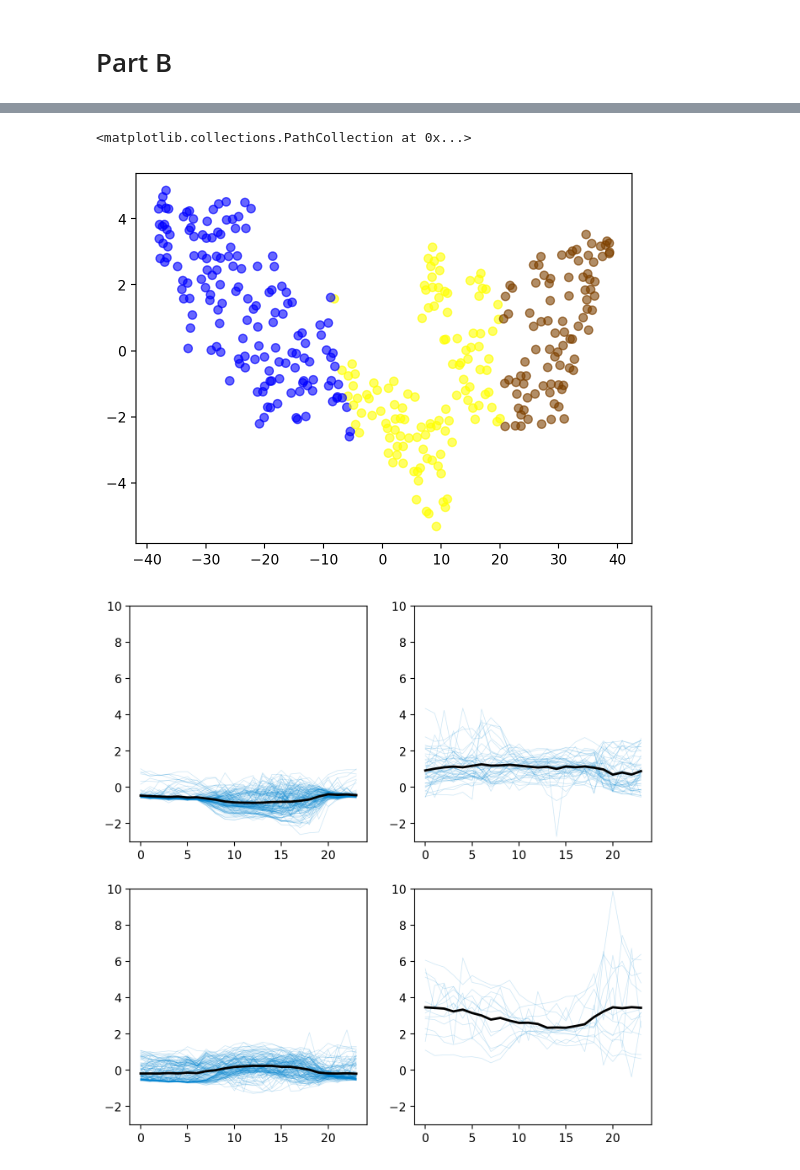
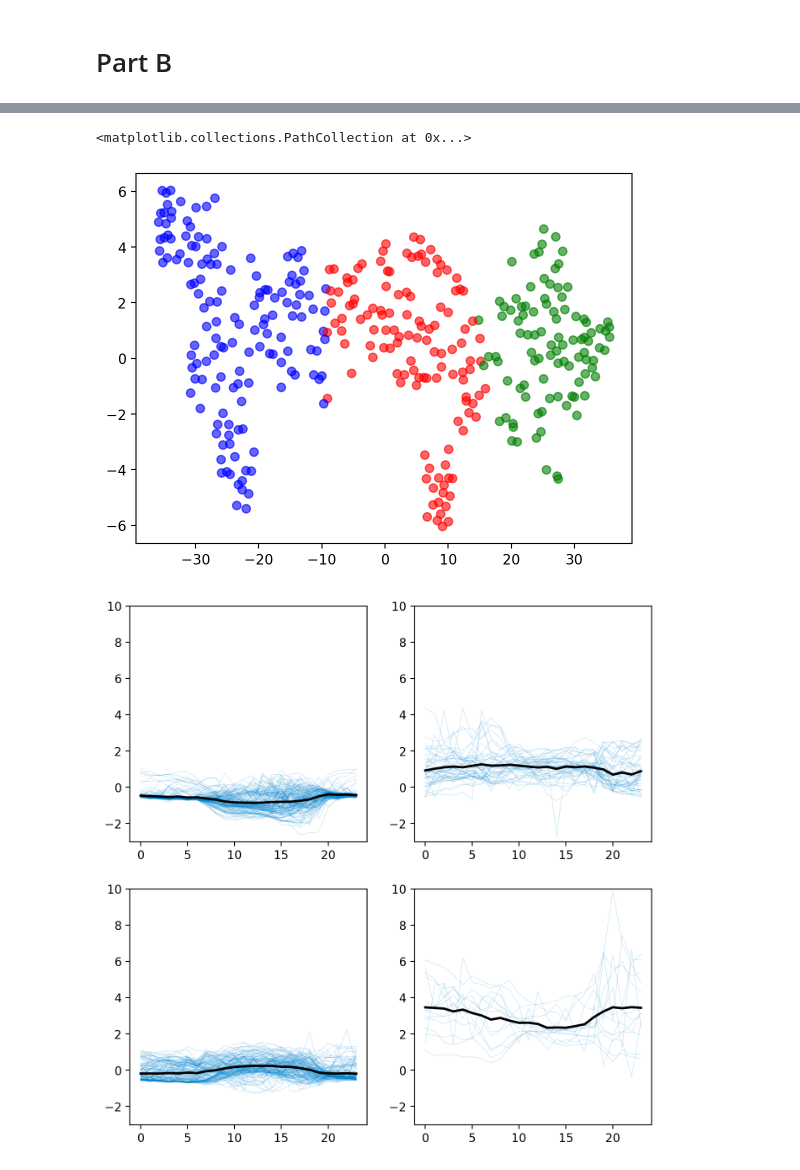
Before and after one commit to davvidbaker/aes-hw-s24, a Jupyter notebook: data-science/customer-classification-project.ipynb, the cells around one changed output, grey strips where cells are left out. Drawn from its saved outputs; the diff is of its cells as text; code cells hidden in the pictures.

```diff
--- a/data-science/customer-classification-project.ipynb
+++ b/data-science/customer-classification-project.ipynb
@@ -56,18 +56,29 @@ def energy(day):
     return np.trapz(day)
 
 
+def max_ramp(day):
+    return np.max((np.gradient(day)))
+
+
+def min_ramp(day):
+    return np.min((np.gradient(day)))
+
+
 # attribute_array = []
-attribute_array = np.empty((0, 5))
+attribute_array = np.empty((0, 6))
 for i in range(len(all_days)):
+    day = all_days[i]
     attribute_array = np.append(
         attribute_array,
         [
             [
-                max_w(all_days[i]),
-                min_w(all_days[i]),
-                avg_w(all_days[i]),
-                diff_w(all_days[i]),
-                std(all_days[i]),
+                max_w(day),
+                min_w(day),
+                avg_w(day),
+                diff_w(day),
+                std(day),
+                max_ramp(day),
+                min_ramp(day),
             ]
         ],
         axis=0,
@@ -86,7 +97,9 @@ for i in range(len(all_days)):
 #         ],
 #     ]
 
-attribute_array = preprocessing.normalize(attribute_array) # [preprocessing.normalize(aa) for aa in attribute_array]
+attribute_array = preprocessing.normalize(
+    attribute_array, norm="l2"
+)  # [preprocessing.normalize(aa) for aa in attribute_array]
 pd.DataFrame(attribute_array)
 # %% [output]
 [figure]
@@ -208,24 +211,24 @@ plt.plot(scores)
 # %%
 from sklearn.manifold import TSNE
 import matplotlib.colors
 
 tsne = TSNE()
 results_tsne = tsne.fit_transform(attribute_array)
 
 cmap = matplotlib.colors.LinearSegmentedColormap.from_list(
-    cluster_array, ["blue", "red", "green", "yellow"]
+    cluster_array, ["blue", "green", "red"]
 )
 
 plt.scatter(
     results_tsne[:, 0],
     results_tsne[:, 1],
     c=cluster_array,
     cmap=cmap,
     alpha=0.6,
 )
 # %% [output]
 <matplotlib.collections.PathCollection at 0x...>
-[figure, old version]
+[figure, new version]
 # %%
 # This isn't actually what we've been asked to do but it might give us a better idea of number of clusters. Uses the whole time series of each day as opposed to the attributes
 
```
Also changed, not shown: parts of 4 cells of this notebook, 1 other file.
